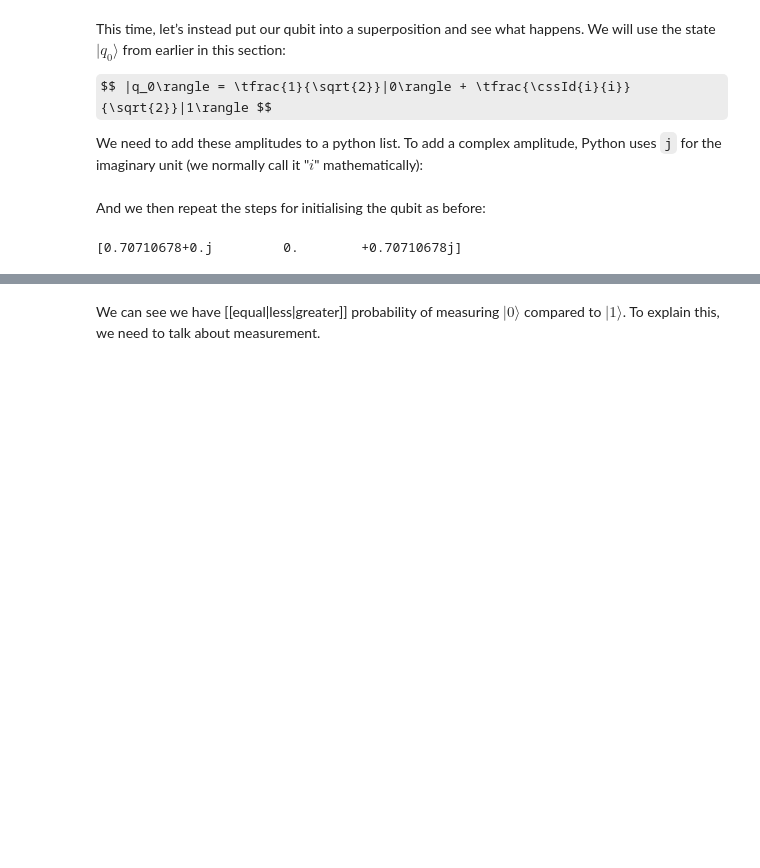
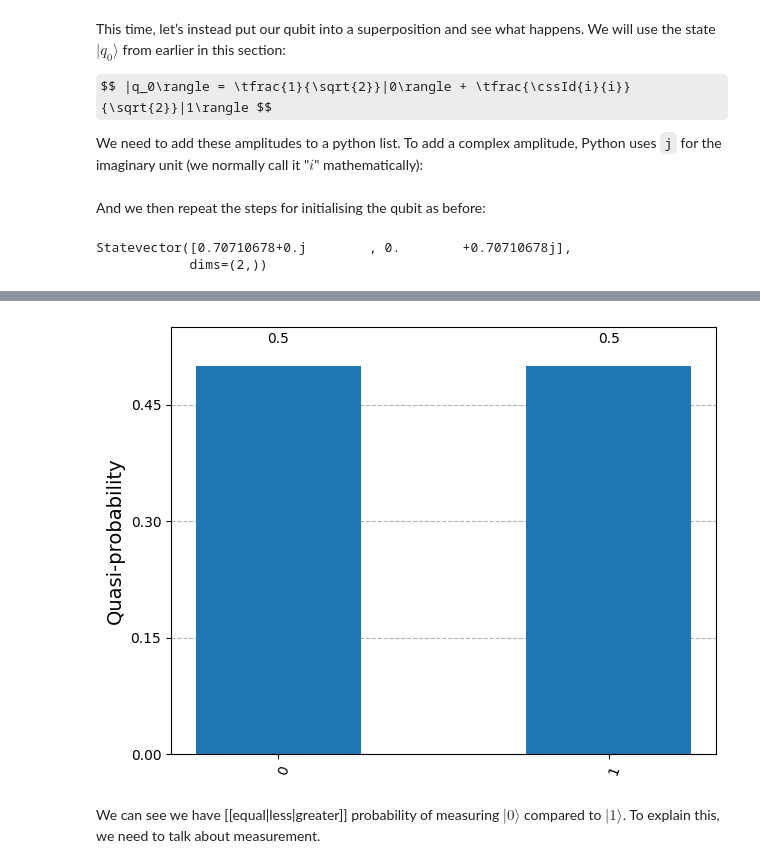
Before and after one commit to Aribu4/CQ-, a Jupyter notebook: representing_qubit_states.ipynb, the cells around one changed output, grey strips where cells are left out. Drawn from its saved outputs; the diff is of its cells as text; code cells hidden in the pictures; some formulas as TeX source; blank space fills up the shorter version.

```diff
--- a/representing_qubit_states.ipynb
+++ b/representing_qubit_states.ipynb
@@ -217,13 +225,12 @@ And we then repeat the steps for initialising the qubit as before:
 qc = QuantumCircuit(1) # Must redefine qc
 qc.initialize(initial_state, 0) # Initialize the 0th qubit in the state `initial_state`
 qc.save_statevector() # Save statevector
-qobj = assemble(qc)
-state = sim.run(qobj).result().get_statevector() # Execute the circuit
+state = sim.run(qc).result().get_statevector() # Execute the circuit
 print(state)           # Print the result
 # %% [output]
-[0.70710678+0.j         0.        +0.70710678j]
+Statevector([0.70710678+0.j        , 0.        +0.70710678j],
+            dims=(2,))
 # %%
-qobj = assemble(qc)
-results = sim.run(qobj).result().get_counts()
+results = sim.run(qc).result().get_counts()
 plot_histogram(results)
 # %% [output]
@@ -231,3 +237,4 @@ plot_histogram(results)
+[figure, added]
 # %% [markdown]
 We can see we have [[equal|less|greater]] probability of measuring $|0\rangle$ compared to $|1\rangle$. To explain this, we need to talk about measurement.
 # %% [markdown]
```
Also changed, not shown: parts of 15 cells of this notebook.
